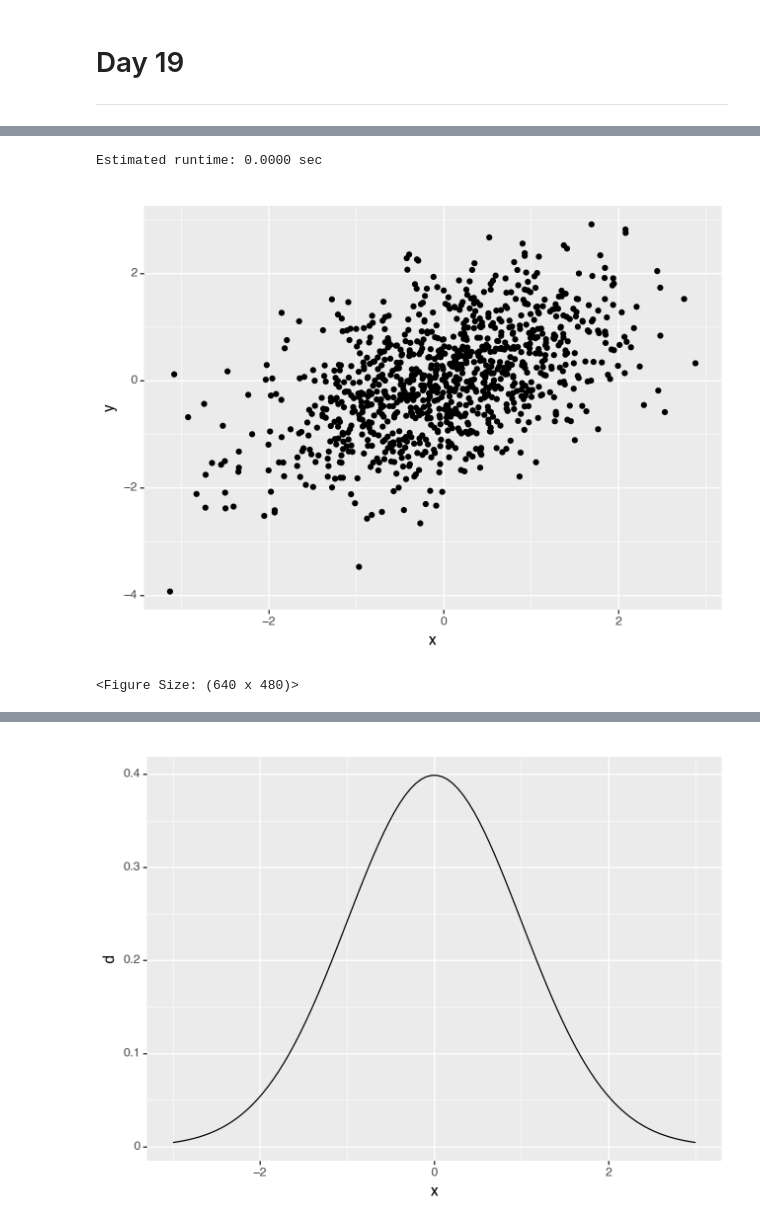
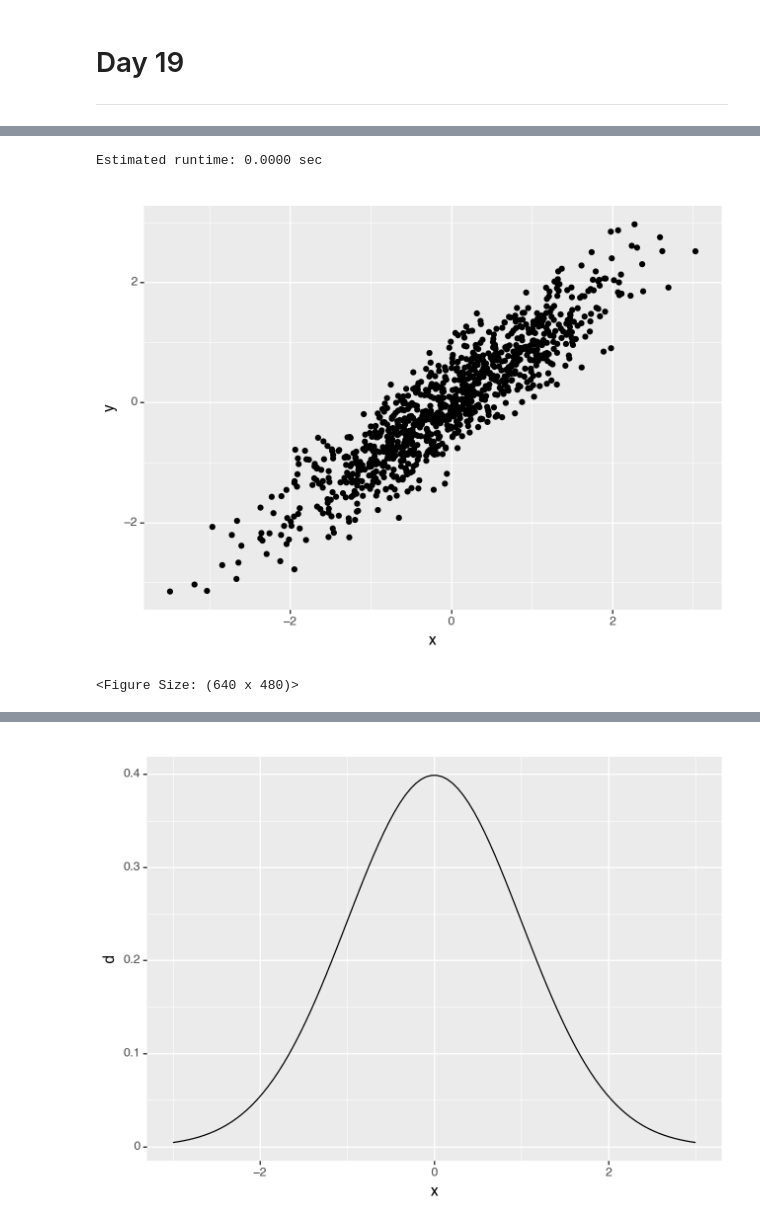
Before and after one commit to zdelrosario/pdo-notes, a Jupyter notebook: 2026/day19.ipynb, the cells around one changed output, grey strips where cells are left out. Saved outputs shown, nothing was run; the diff lists cells and outputs as text; code cells hidden in the pictures.

```diff
--- a/2026/day19.ipynb
+++ b/2026/day19.ipynb
@@ -48,12 +27,26 @@ model: 2d Gaussian
-# %%
-(
-    md_gauss
-    >> gr.ev_sample(df_det="nom", skip=True, n=1000)
-    >> gr.ggplot(gr.aes("x", "y"))
-    + gr.geom_point()
-)
-# %% [output]
-Estimated runtime: 0.0000 sec
-[figure, removed]
-<Figure Size: (640 x 480)>
+# %%
+md_gauss = (
+    gr.Model("2d Gaussian")
+    >> gr.cp_marginals(
+        x=gr.marg_mom("norm", mean=0, sd=1),
+        y=gr.marg_mom("norm", mean=0, sd=1),
+    )
+    >> gr.cp_copula_gaussian(
+        df_corr=gr.df_make(
+            var1="x", var2="y", corr=0.9,
+        )
+    )
+)
+
+(
+    md_gauss
+    >> gr.ev_sample(df_det="nom", skip=True, n=1000)
+    >> gr.ggplot(gr.aes("x", "y"))
+    + gr.geom_point()
+    # + gr.coord_cartesian(xlim=(-10, +10), ylim=(-10, +10))
+)
+# %% [output]
+Estimated runtime: 0.0000 sec
+[figure, added]
+<Figure Size: (640 x 480)>
 # %% [markdown]
```
Also changed, not shown: parts of 9 cells of this notebook.
